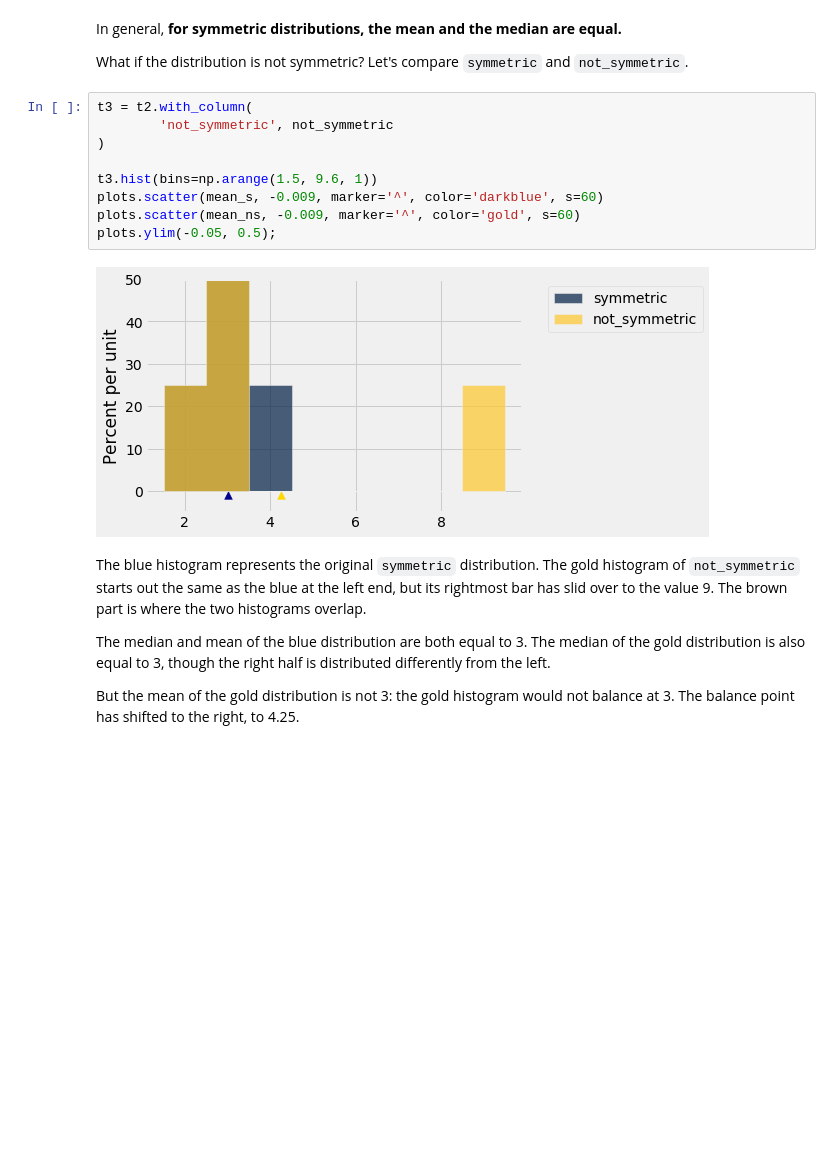
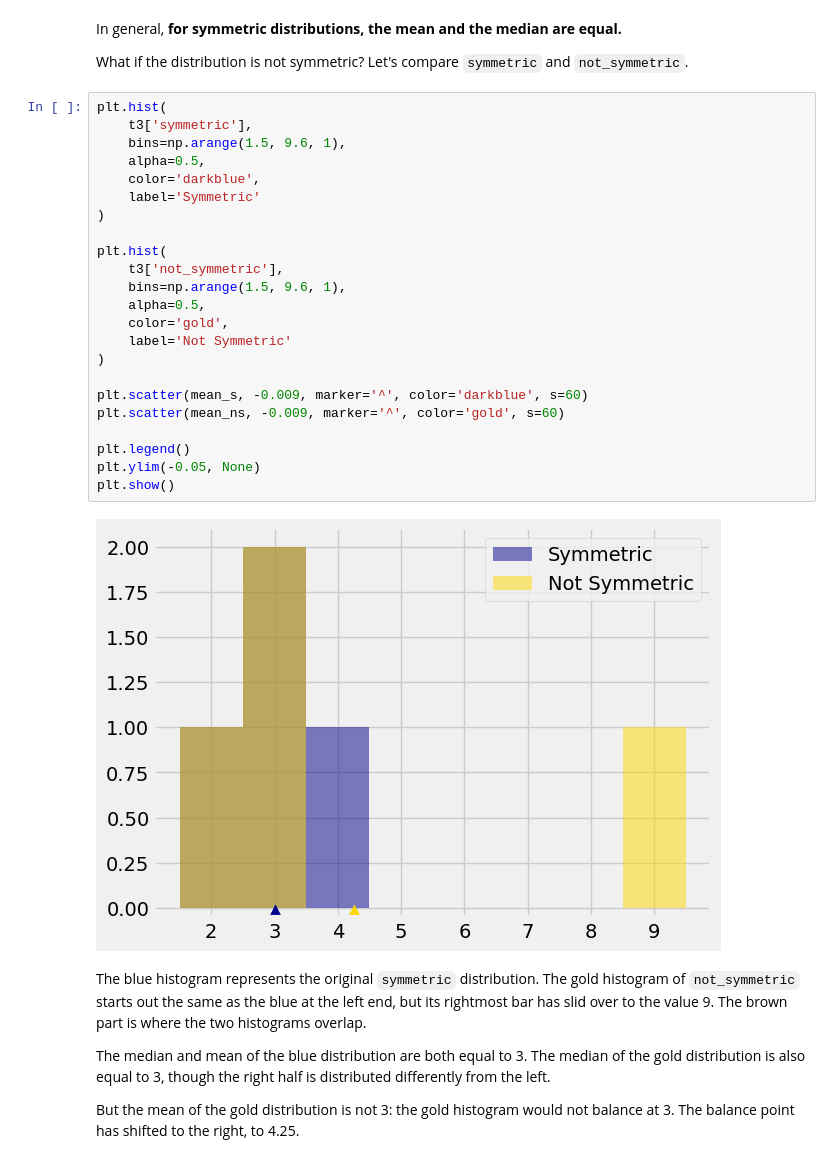
Before and after one commit to rtoddMMU/textbook, a Jupyter notebook: chapters/14/1/Properties_of_the_Mean.ipynb, the cells around one changed output. Drawn from its saved outputs; the diff is of its cells as text; blank space fills up the shorter version.

```diff
--- a/chapters/14/1/Properties_of_the_Mean.ipynb
+++ b/chapters/14/1/Properties_of_the_Mean.ipynb
@@ -148,16 +147,30 @@ In general, **for symmetric distributions, the mean and the median are equal.**
 
 What if the distribution is not symmetric? Let's compare `symmetric` and `not_symmetric`.
 # %%
-t3 = t2.with_column(
-        'not_symmetric', not_symmetric
+plt.hist(
+    t3['symmetric'],
+    bins=np.arange(1.5, 9.6, 1),
+    alpha=0.5,
+    color='darkblue',
+    label='Symmetric'
 )
 
-t3.hist(bins=np.arange(1.5, 9.6, 1))
-plots.scatter(mean_s, -0.009, marker='^', color='darkblue', s=60)
-plots.scatter(mean_ns, -0.009, marker='^', color='gold', s=60)
-plots.ylim(-0.05, 0.5);
+plt.hist(
+    t3['not_symmetric'],
+    bins=np.arange(1.5, 9.6, 1),
+    alpha=0.5,
+    color='gold',
+    label='Not Symmetric'
+)
+
+plt.scatter(mean_s, -0.009, marker='^', color='darkblue', s=60)
+plt.scatter(mean_ns, -0.009, marker='^', color='gold', s=60)
+
+plt.legend()
+plt.ylim(-0.05, None)
+plt.show()
 # %% [output]
-[figure, old version]
+[figure, new version]
 # %% [markdown]
 The blue histogram represents the original `symmetric` distribution. The gold histogram of `not_symmetric` starts out the same as the blue at the left end, but its rightmost bar has slid over to the value 9. The brown part is where the two histograms overlap.
 
```
Also changed, not shown: parts of 5 cells of this notebook, 7 other files.
